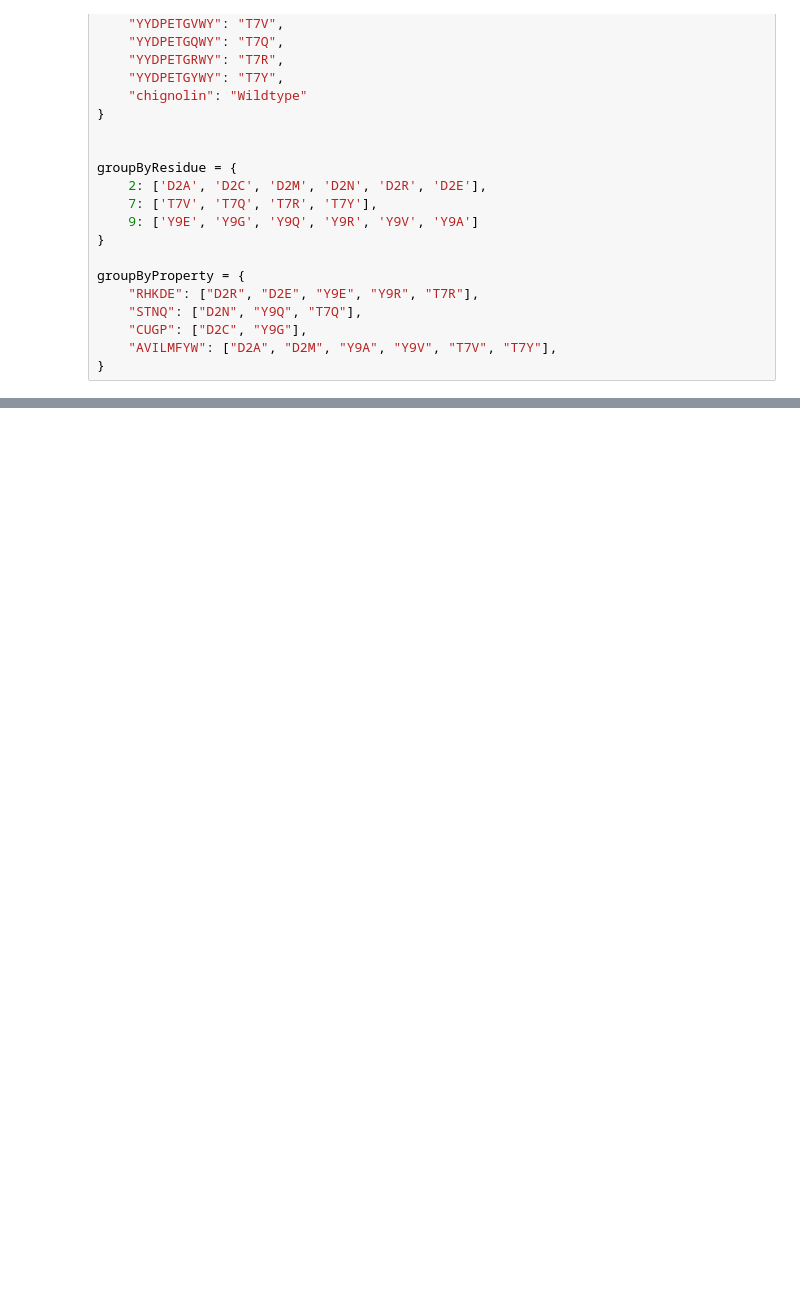
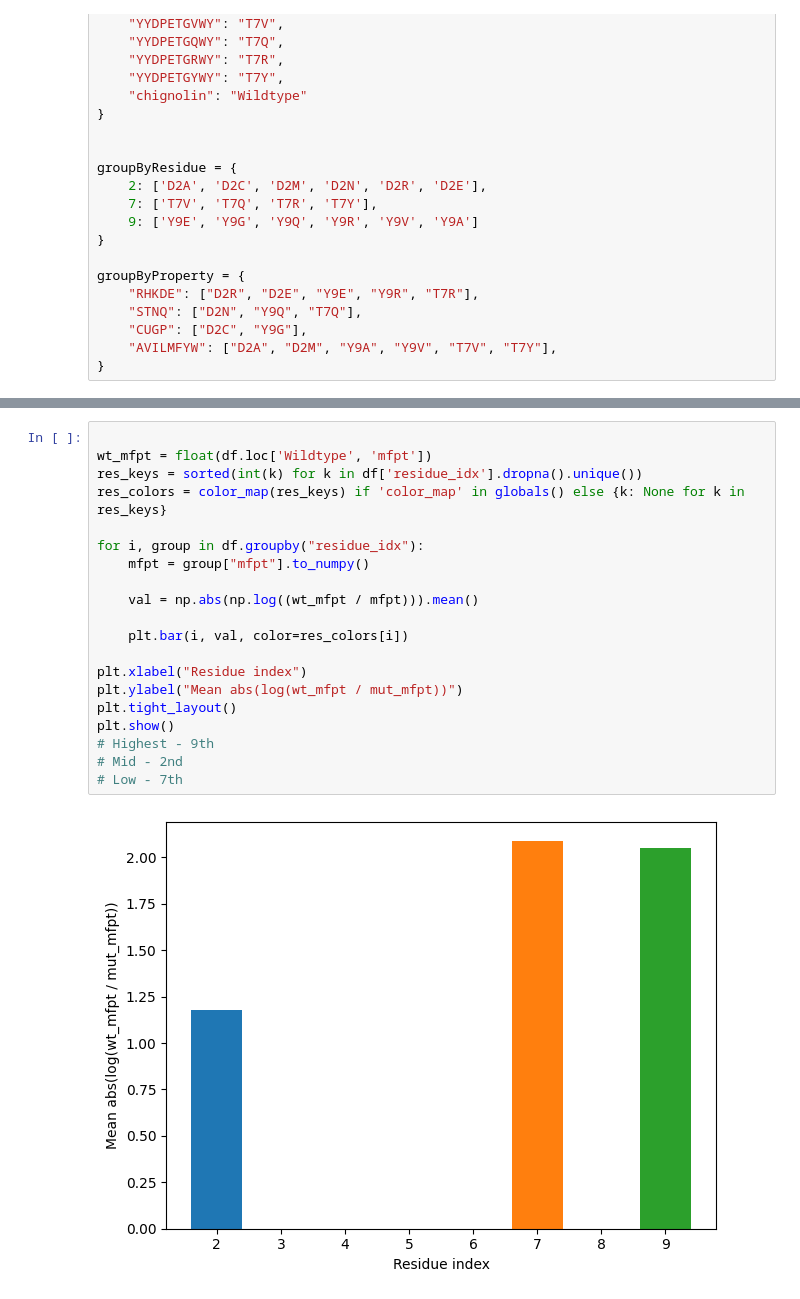
Before and after one commit to MendelsResearchGroup/guiding-peptide-kinetics, a Jupyter notebook: src/fpt.ipynb, the cells around one changed output, grey strips where cells are left out. Saved outputs shown, nothing was run; the diff lists cells and outputs as text; blank space fills up the shorter version.

```diff
--- a/src/fpt.ipynb
+++ b/src/fpt.ipynb
@@ -242,3 +300,25 @@ residue_idx
+# %%
+
+wt_mfpt = float(df.loc['Wildtype', 'mfpt'])
+res_keys = sorted(int(k) for k in df['residue_idx'].dropna().unique())
+res_colors = color_map(res_keys) if 'color_map' in globals() else {k: None for k in res_keys}
+
+for i, group in df.groupby("residue_idx"):
+    mfpt = group["mfpt"].to_numpy()
+
+    val = np.abs(np.log((wt_mfpt / mfpt))).mean()
+
+    plt.bar(i, val, color=res_colors[i])
+
+plt.xlabel("Residue index")
+plt.ylabel("Mean abs(log(wt_mfpt / mut_mfpt))")
+plt.tight_layout()
+plt.show()
+# Highest - 9th
+# Mid - 2nd
+# Low - 7th
+# %% [output]
+[figure, added]
 # %%
 
 
```
Also changed, not shown: parts of 8 cells of this notebook, 3 other files.
